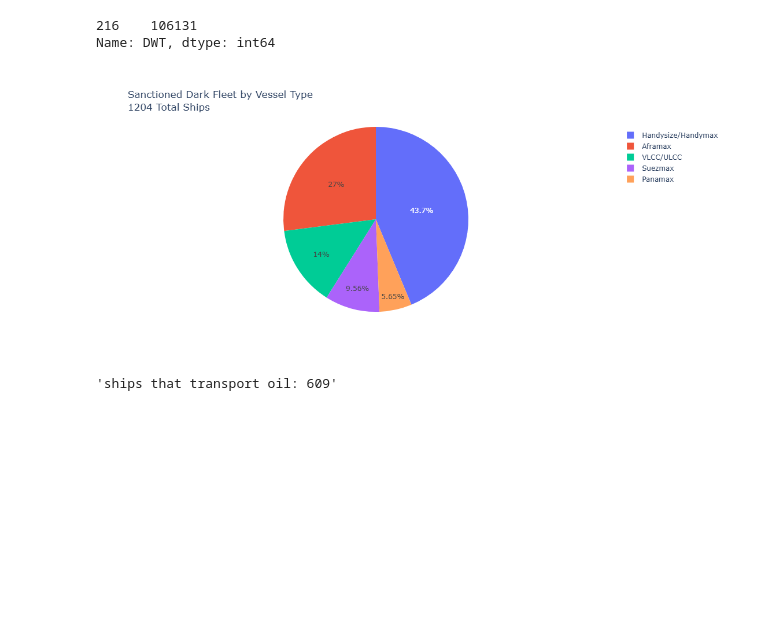
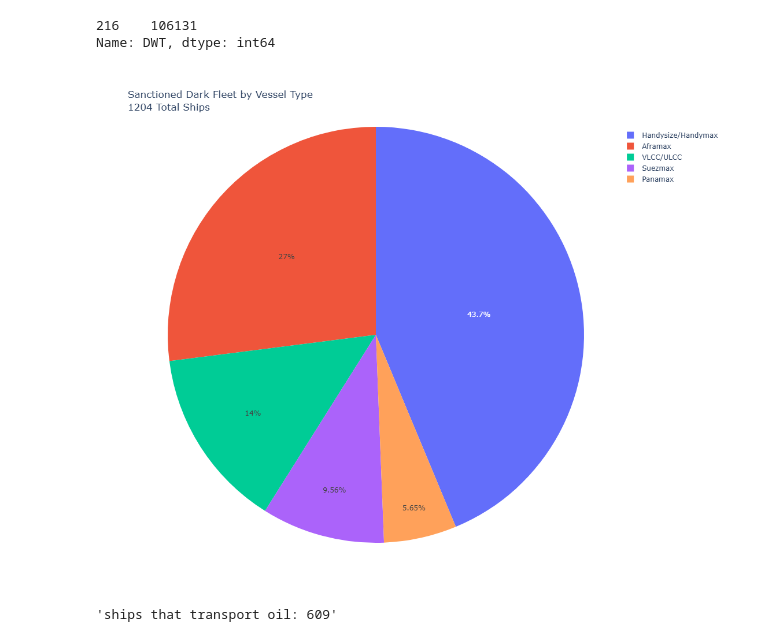
Before and after one commit to mjm286/vie_project, a Jupyter notebook: sanction_dark_fleet_eda.ipynb, the cells around one changed output. Cells and saved outputs as stored; diff of their text form; code cells hidden in the pictures; blank space fills up the shorter version.

```diff
--- a/sanction_dark_fleet_eda.ipynb
+++ b/sanction_dark_fleet_eda.ipynb
@@ -38,7 +38,7 @@ f"tanker tracker count: {sanction_fleet.shape}"
 sanctioned data (1209, 7)
 'tanker tracker count: (1209, 9)'
 # %%
-vessels = pd.read_excel('Book1.xlsx')
+vessels = pd.read_excel('dark_fleet_class_size.xlsx')
 vessels
 # %% [output]
 |  | name | class_size | flag |
@@ -180,11 +179,11 @@ pie_chart = pie_chart.reset_index()
 pie_chart = pie_chart.rename(columns={'name':'total_vessels'})
 # %%
 fig = px.pie(pie_chart, values='total_vessels', names='class_size', title=f"Sanctioned Dark Fleet by Vessel Type <br>{df.shape[0]} Total Ships")
-fig.update_layout(width=500, height=500)
+fig.update_layout(width=900, height=900)
 fig.show()
 fig.write_html("piechart_interactive_plot.html")
 # %% [output]
-[figure, old version]
+[figure, new version]
 # %%
 oil_ships = df.query('class_size=="Suezmax" or class_size=="VLCC/ULCC" or class_size=="Aframax"')
 f"ships that transport oil: {oil_ships.shape[0]}"
```
Also changed, not shown: parts of 5 cells of this notebook.
